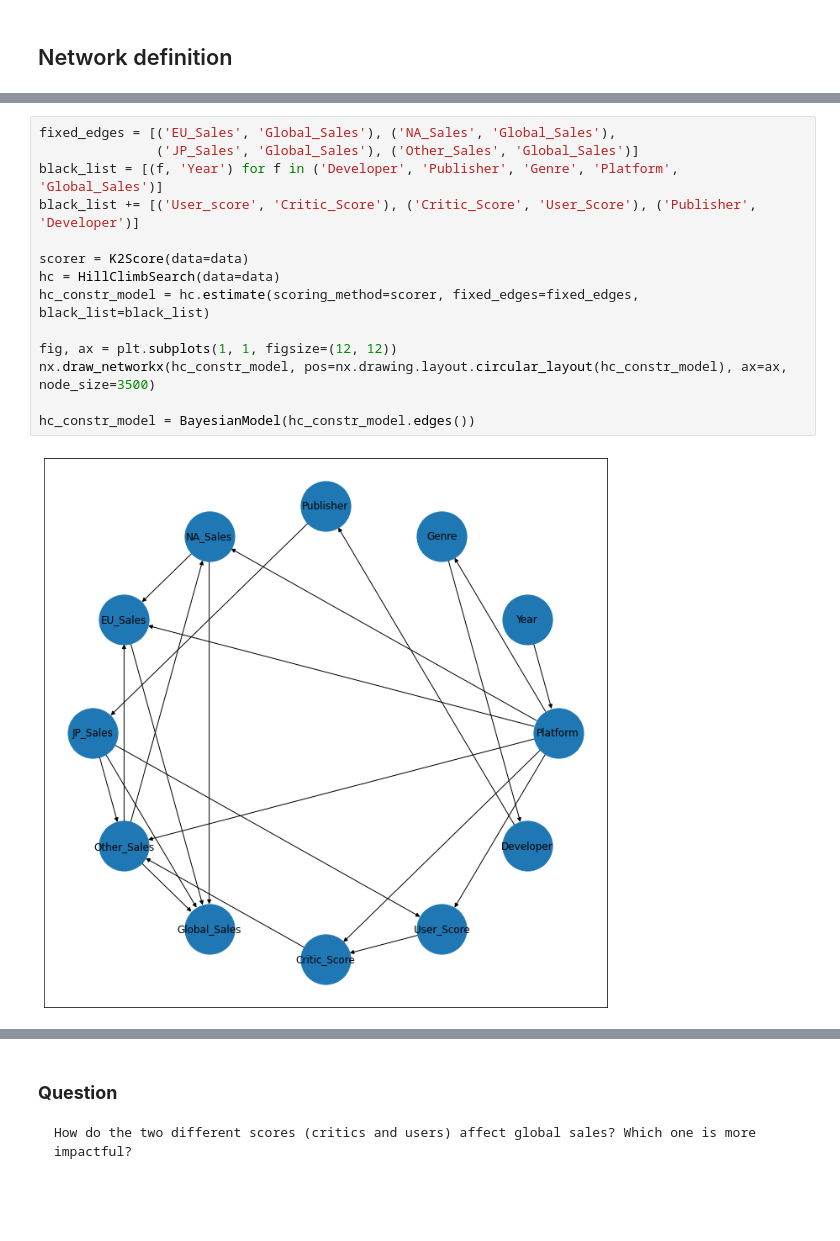
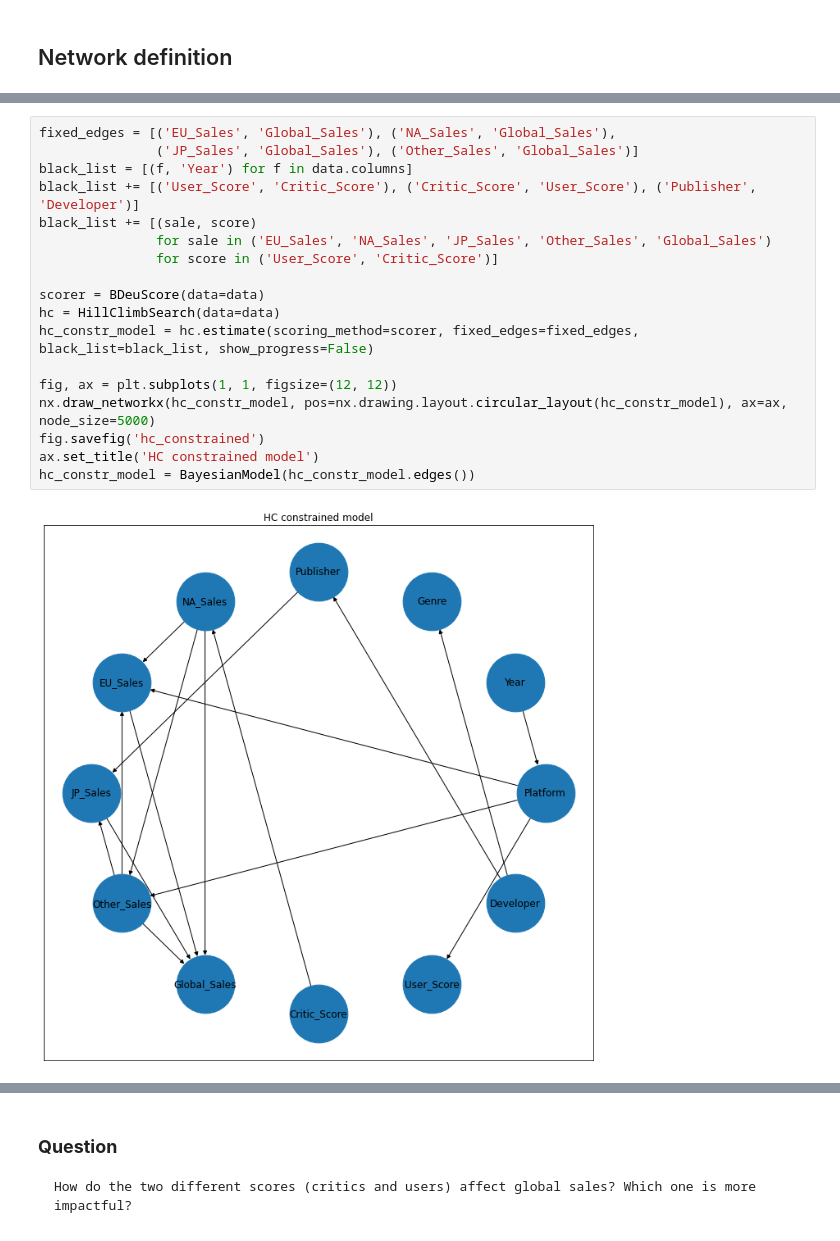
Before and after one commit to diegochine/videobayes, a Jupyter notebook: videobayes.ipynb, the cells around one changed output, grey strips where cells are left out. Saved outputs shown, nothing was run; the diff lists cells and outputs as text; blank space fills up the shorter version.

```diff
--- a/videobayes.ipynb
+++ b/videobayes.ipynb
@@ -128,16 +139,20 @@ hc_base_model = BayesianModel(hc_base_model.edges())
 # %%
 fixed_edges = [('EU_Sales', 'Global_Sales'), ('NA_Sales', 'Global_Sales'),
                ('JP_Sales', 'Global_Sales'), ('Other_Sales', 'Global_Sales')]
-black_list = [(f, 'Year') for f in ('Developer', 'Publisher', 'Genre', 'Platform', 'Global_Sales')]
-black_list += [('User_score', 'Critic_Score'), ('Critic_Score', 'User_Score'), ('Publisher', 'Developer')]
+black_list = [(f, 'Year') for f in data.columns]
+black_list += [('User_Score', 'Critic_Score'), ('Critic_Score', 'User_Score'), ('Publisher', 'Developer')]
+black_list += [(sale, score)
+               for sale in ('EU_Sales', 'NA_Sales', 'JP_Sales', 'Other_Sales', 'Global_Sales')
+               for score in ('User_Score', 'Critic_Score')]
 
-scorer = K2Score(data=data)
+scorer = BDeuScore(data=data)
 hc = HillClimbSearch(data=data)
-hc_constr_model = hc.estimate(scoring_method=scorer, fixed_edges=fixed_edges, black_list=black_list)
+hc_constr_model = hc.estimate(scoring_method=scorer, fixed_edges=fixed_edges, black_list=black_list, show_progress=False)
 
 fig, ax = plt.subplots(1, 1, figsize=(12, 12))
-nx.draw_networkx(hc_constr_model, pos=nx.drawing.layout.circular_layout(hc_constr_model), ax=ax, node_size=3500)
-
+nx.draw_networkx(hc_constr_model, pos=nx.drawing.layout.circular_layout(hc_constr_model), ax=ax, node_size=5000)
+fig.savefig('hc_constrained')
+ax.set_title('HC constrained model')
 hc_constr_model = BayesianModel(hc_constr_model.edges())
 # %% [output]
-[figure, old version]
+[figure, new version]
```
Also changed, not shown: parts of 30 cells of this notebook.
